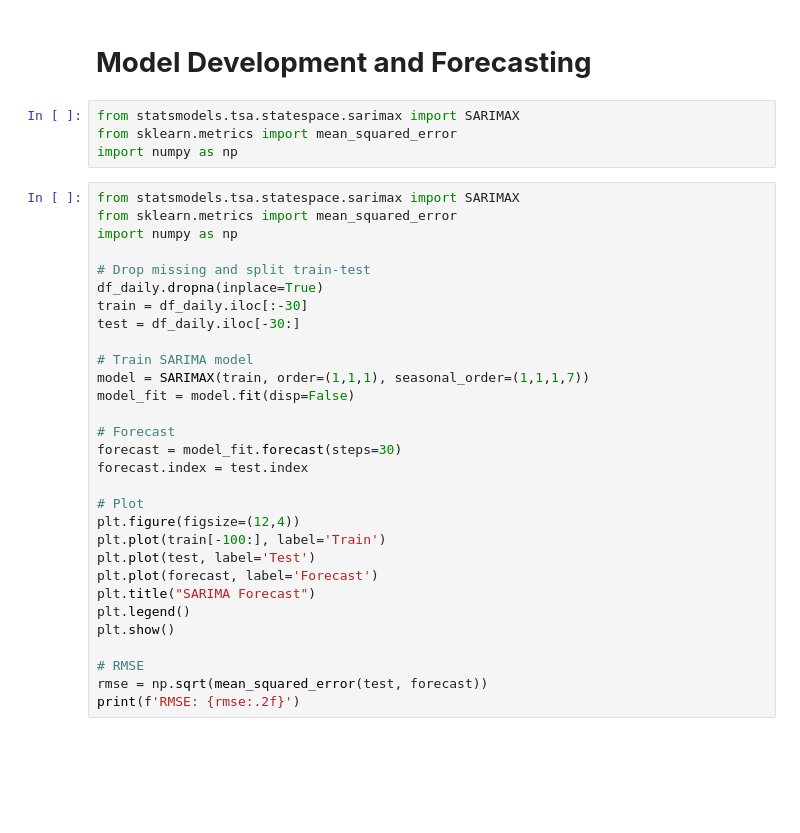
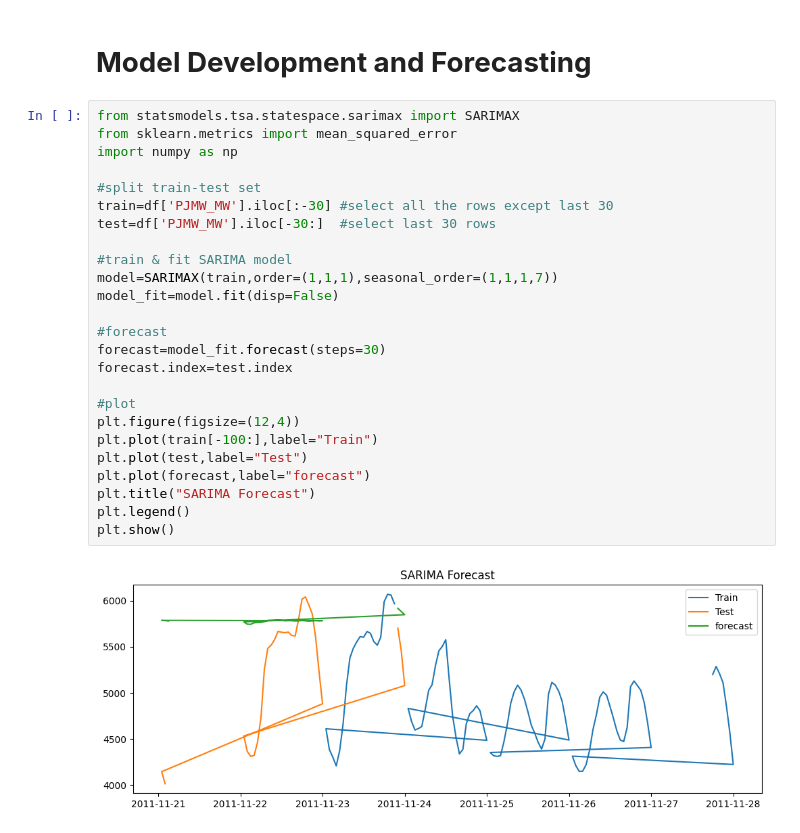
Before and after one commit to AshuuMishra/Hourly_energy_consumption_forecast, a Jupyter notebook: Hourly_energy_consumption_forecast.ipynb, the cells around one changed output. Drawn from its saved outputs; the diff is of its cells as text; blank space fills up the shorter version.

```diff
--- a/Hourly_energy_consumption_forecast.ipynb
+++ b/Hourly_energy_consumption_forecast.ipynb
@@ -132,37 +132,30 @@ From the above correlation ,
 we found that there is no multi-collinearity in the dataset .
 # %% [markdown]
 # **Model Development and Forecasting**
-# %%
-from statsmodels.tsa.statespace.sarimax import SARIMAX
-from sklearn.metrics import mean_squared_error
-import numpy as np
 # %%
 from statsmodels.tsa.statespace.sarimax import SARIMAX
 from sklearn.metrics import mean_squared_error
 import numpy as np
 
-# Drop missing and split train-test
-df_daily.dropna(inplace=True)
-train = df_daily.iloc[:-30]
-test = df_daily.iloc[-30:]
+#split train-test set
+train=df['PJMW_MW'].iloc[:-30] #select all the rows except last 30
+test=df['PJMW_MW'].iloc[-30:]  #select last 30 rows
 
-# Train SARIMA model
-model = SARIMAX(train, order=(1,1,1), seasonal_order=(1,1,1,7))
-model_fit = model.fit(disp=False)
+#train & fit SARIMA model
+model=SARIMAX(train,order=(1,1,1),seasonal_order=(1,1,1,7))
+model_fit=model.fit(disp=False)
 
-# Forecast
-forecast = model_fit.forecast(steps=30)
-forecast.index = test.index
+#forecast
+forecast=model_fit.forecast(steps=30)
+forecast.index=test.index
 
-# Plot
+#plot
 plt.figure(figsize=(12,4))
-plt.plot(train[-100:], label='Train')
-plt.plot(test, label='Test')
-plt.plot(forecast, label='Forecast')
+plt.plot(train[-100:],label="Train")
+plt.plot(test,label="Test")
+plt.plot(forecast,label="forecast")
 plt.title("SARIMA Forecast")
 plt.legend()
 plt.show()
-
-# RMSE
-rmse = np.sqrt(mean_squared_error(test, forecast))
-print(f'RMSE: {rmse:.2f}')
+# %% [output]
+[figure, added]
```
Also changed, not shown: parts of 7 cells of this notebook.
